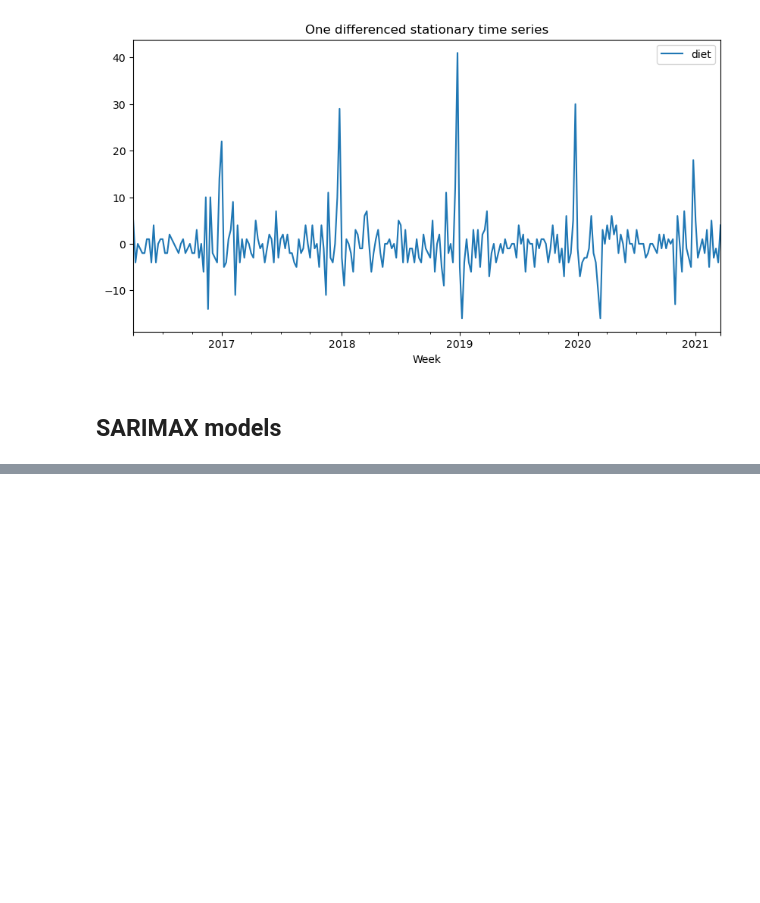
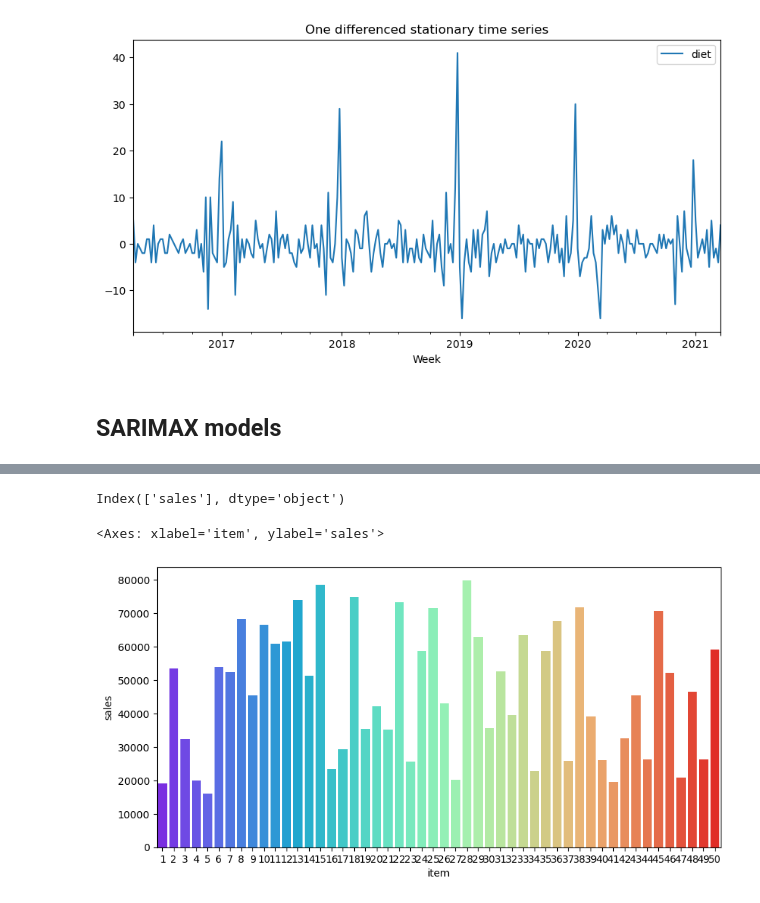
Before and after one commit to ARKA1112/Time_Series_R, a Jupyter notebook: Time_Series_w_Python.ipynb, the cells around one changed output, grey strips where cells are left out. Cells and saved outputs as stored; diff of their text form; code cells hidden in the pictures; blank space fills up the shorter version.

```diff
--- a/Time_Series_w_Python.ipynb
+++ b/Time_Series_w_Python.ipynb
@@ -213,0 +314,7 @@ data.diff().dropna().plot(figsize=(10,5), title="One differenced stationary time
+# %%
+# Clearly the store no 7 has the lowest vol of sales among the stores
+
+# lets analyze the store
+
+df_train_7 = df_train[df_train['store'] == 7].drop('store',axis=1)
+df_train_7.tail()
@@ -213,0 +328,9 @@ data.diff().dropna().plot(figsize=(10,5), title="One differenced stationary time
+# %%
+df_train_7[['item', 'sales']].groupby('item').sum().sort_values('sales', ascending=False).head()
+# %% [output]
+Index(['sales'], dtype='object')
+# %%
+sns.barplot(data=df_train_7[['item', 'sales']].groupby('item').sum().sort_values('sales', ascending=False), x='item', y='sales',palette='rainbow')
+# %% [output]
+<Axes: xlabel='item', ylabel='sales'>
+[figure, added]
```
Also changed, not shown: parts of 23 cells of this notebook.
